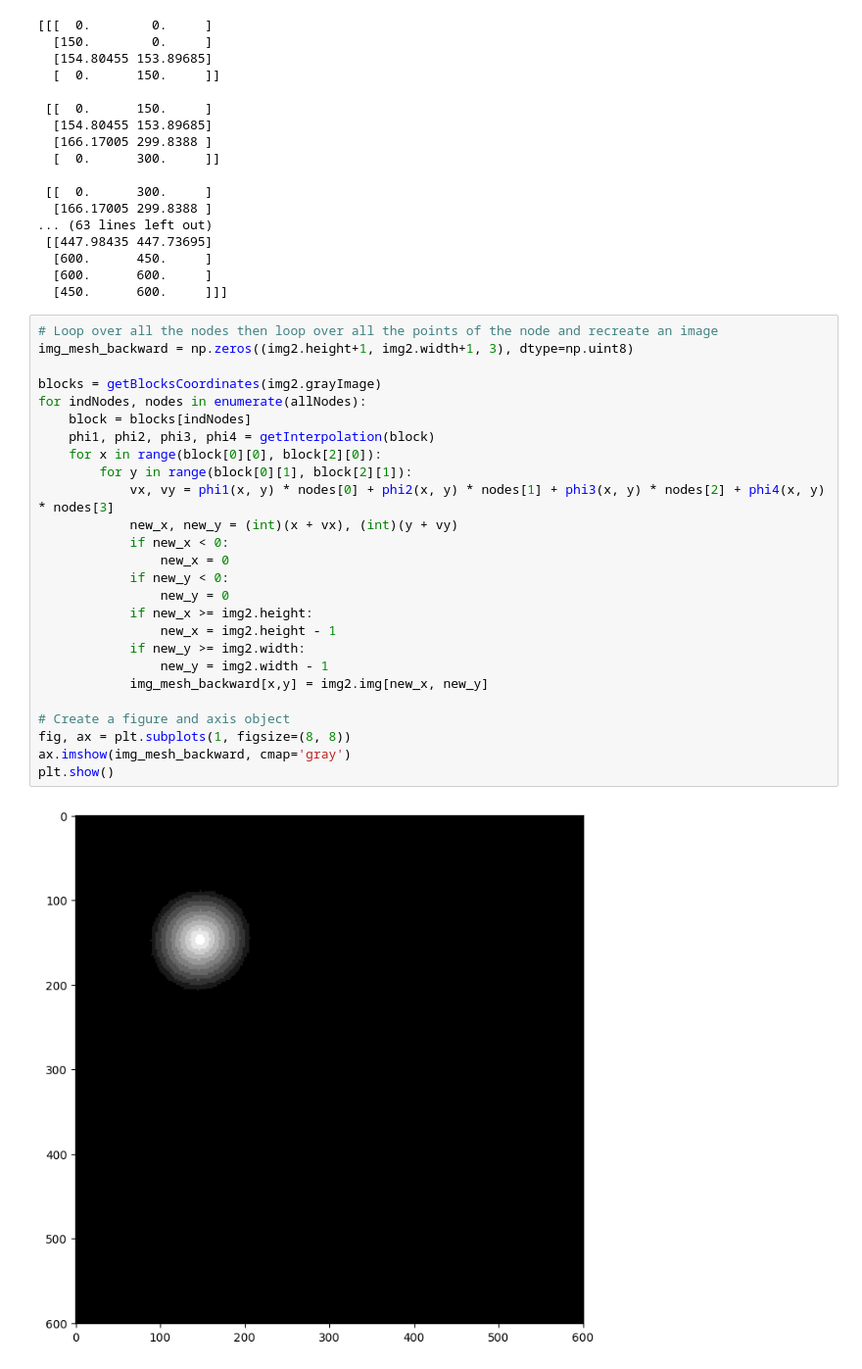
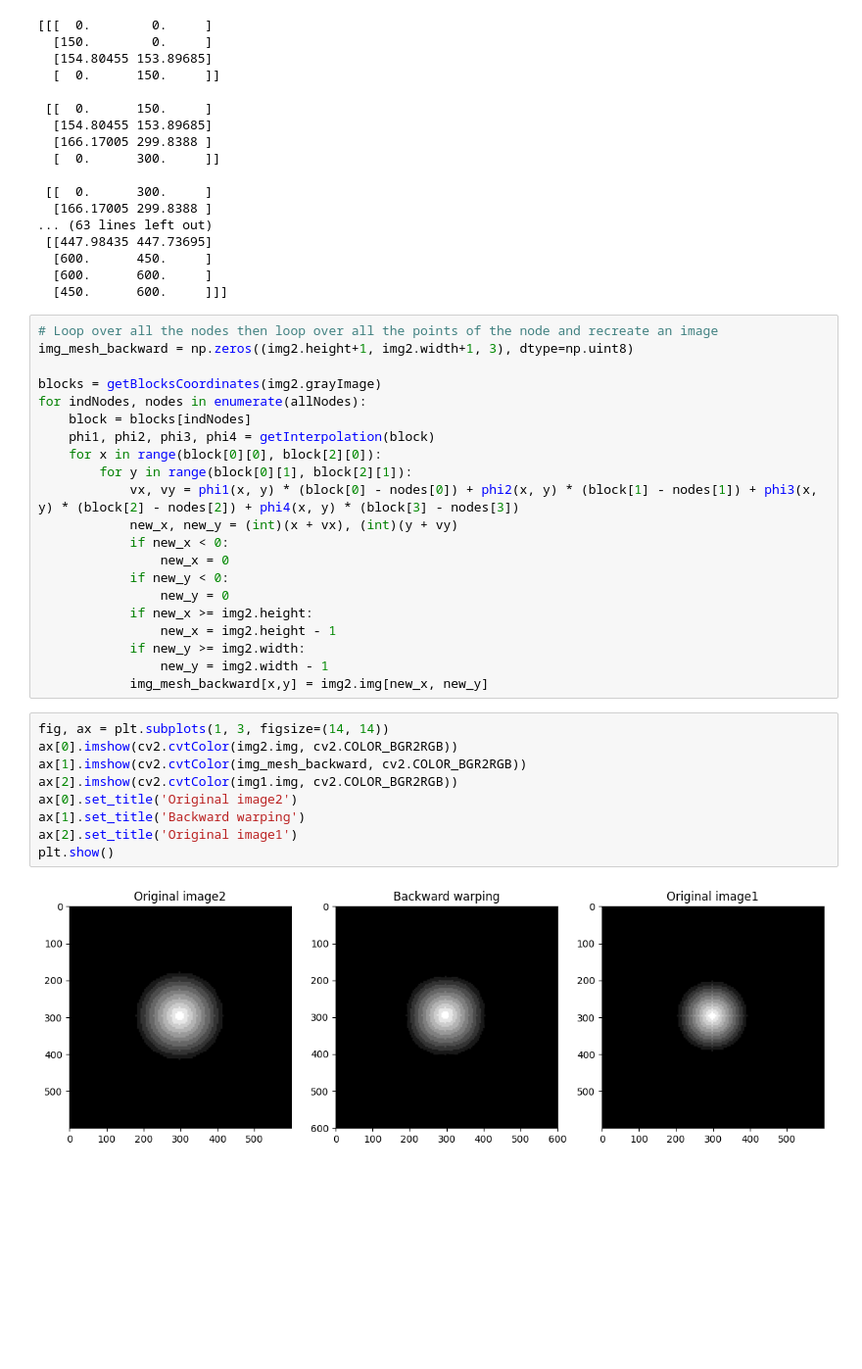
Before and after one commit to Coartix/VIdeoProcessing, a Jupyter notebook: Motion Compensation.ipynb, the cells around one changed output. Shown: that part at 98% size. Drawn from its saved outputs; the diff is of its cells as text; blank space fills up the shorter version.

```diff
--- a/Motion Compensation.ipynb
+++ b/Motion Compensation.ipynb
@@ -385,7 +385,7 @@ for indNodes, nodes in enumerate(allNodes):
     phi1, phi2, phi3, phi4 = getInterpolation(block)
     for x in range(block[0][0], block[2][0]):
         for y in range(block[0][1], block[2][1]):
-            vx, vy = phi1(x, y) * nodes[0] + phi2(x, y) * nodes[1] + phi3(x, y) * nodes[2] + phi4(x, y) * nodes[3]
+            vx, vy = phi1(x, y) * (block[0] - nodes[0]) + phi2(x, y) * (block[1] - nodes[1]) + phi3(x, y) * (block[2] - nodes[2]) + phi4(x, y) * (block[3] - nodes[3])
             new_x, new_y = (int)(x + vx), (int)(y + vy)
             if new_x < 0:
                 new_x = 0
@@ -396,10 +396,14 @@ for indNodes, nodes in enumerate(allNodes):
             if new_y >= img2.width:
                 new_y = img2.width - 1
             img_mesh_backward[x,y] = img2.img[new_x, new_y]
-
-# Create a figure and axis object
-fig, ax = plt.subplots(1, figsize=(8, 8))
-ax.imshow(img_mesh_backward, cmap='gray')
-plt.show()
-# %% [output]
-[figure, removed]
+# %%
+fig, ax = plt.subplots(1, 3, figsize=(14, 14))
+ax[0].imshow(cv2.cvtColor(img2.img, cv2.COLOR_BGR2RGB))
+ax[1].imshow(cv2.cvtColor(img_mesh_backward, cv2.COLOR_BGR2RGB))
+ax[2].imshow(cv2.cvtColor(img1.img, cv2.COLOR_BGR2RGB))
+ax[0].set_title('Original image2')
+ax[1].set_title('Backward warping')
+ax[2].set_title('Original image1')
+plt.show()
+# %% [output]
+[figure, added]
```
